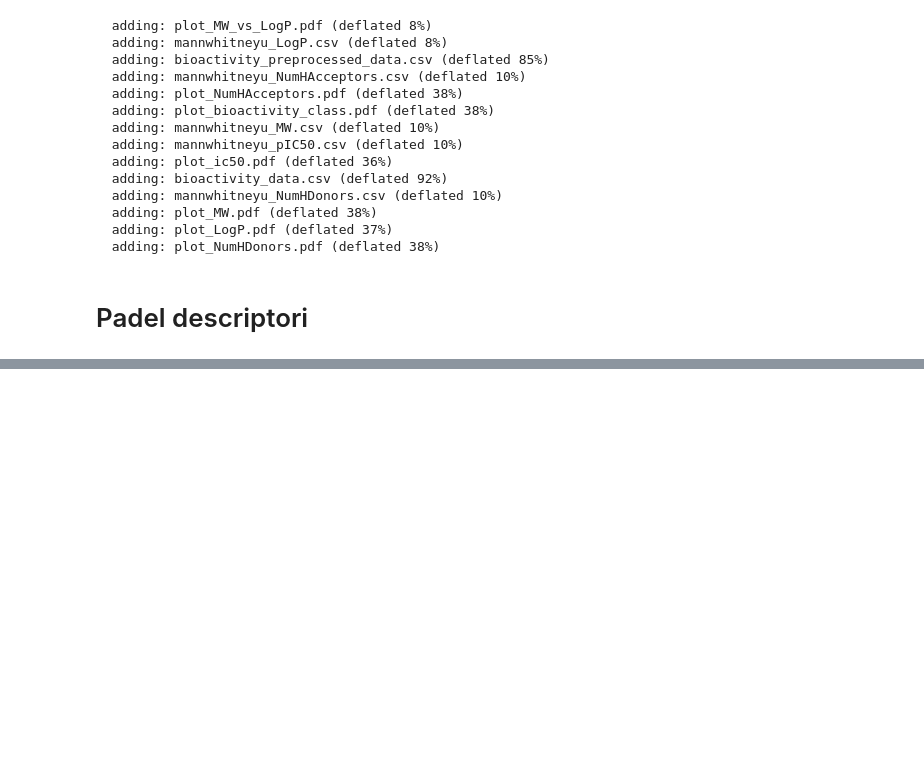
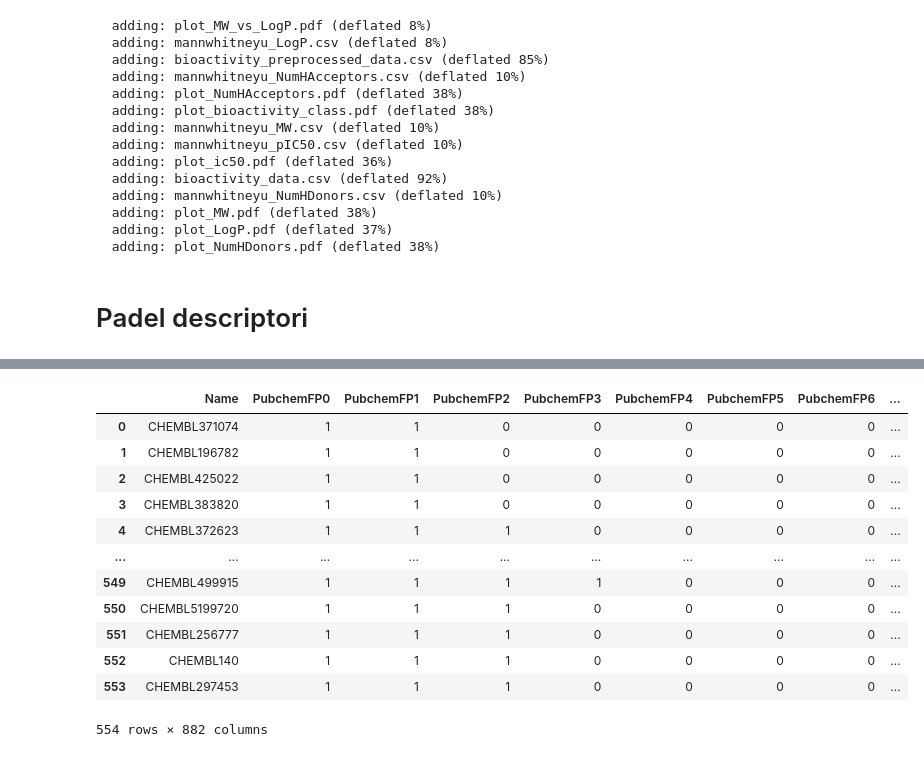
Before and after one commit to sofijaaa21/projekat, a Jupyter notebook: Untitled9.ipynb, the cells around one changed output, grey strips where cells are left out. Cells and saved outputs as stored; diff of their text form; code cells hidden in the pictures; blank space fills up the shorter version.

```diff
--- a/Untitled9.ipynb
+++ b/Untitled9.ipynb
@@ -652,0 +796,18 @@ padel.sh            100%[===================>]     231  --.-KB/s    in 0s
+# %%
+df_X = pd.read_csv('descriptors_output.csv')
+# %%
+df_X
+# %% [output]
+|  | Name | PubchemFP0 | PubchemFP1 | PubchemFP2 | PubchemFP3 | PubchemFP4 | PubchemFP5 | PubchemFP6 | ... |
+| 0 | CHEMBL371074 | 1 | 1 | 0 | 0 | 0 | 0 | 0 | ... |
+| 1 | CHEMBL196782 | 1 | 1 | 0 | 0 | 0 | 0 | 0 | ... |
+| 2 | CHEMBL425022 | 1 | 1 | 0 | 0 | 0 | 0 | 0 | ... |
+| 3 | CHEMBL383820 | 1 | 1 | 0 | 0 | 0 | 0 | 0 | ... |
+| 4 | CHEMBL372623 | 1 | 1 | 1 | 0 | 0 | 0 | 0 | ... |
+| ... | ... | ... | ... | ... | ... | ... | ... | ... | ... |
+| 549 | CHEMBL499915 | 1 | 1 | 1 | 1 | 0 | 0 | 0 | ... |
+| 550 | CHEMBL5199720 | 1 | 1 | 1 | 0 | 0 | 0 | 0 | ... |
+| 551 | CHEMBL256777 | 1 | 1 | 1 | 0 | 0 | 0 | 0 | ... |
+| 552 | CHEMBL140 | 1 | 1 | 1 | 0 | 0 | 0 | 0 | ... |
+| 553 | CHEMBL297453 | 1 | 1 | 1 | 0 | 0 | 0 | 0 | ... |
+554 rows × 882 columns
```
Also changed, not shown: parts of 34 cells of this notebook.
